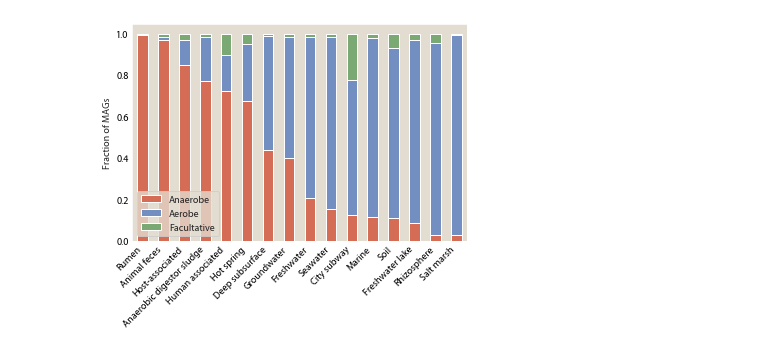
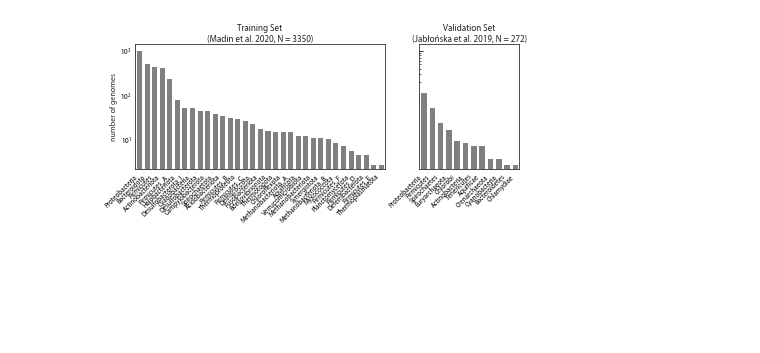
Before and after one commit to jgoldford/aerobot, a Jupyter notebook: aerobot/notebooks/MainTextFigures.ipynb, the cells around one changed output. Drawn from its saved outputs; the diff is of its cells as text; code cells hidden in the pictures; blank space fills up the shorter version.

```diff
--- a/aerobot/notebooks/MainTextFigures.ipynb
+++ b/aerobot/notebooks/MainTextFigures.ipynb
@@ -407,12 +0,0 @@ mean_fracs.sort_values('f_Anaerobe', ascending=False)
-# %%
-cols = 'f_Anaerobe,f_Aerobe,f_Facultative'.split(',')
-mask = mean_fracs.total > 500
-mean_fracs[cols][mask].sort_values('f_Anaerobe', ascending=False).plot(
-    kind='bar', stacked=True, color=default_pal[:3])
-plt.legend('Anaerobe,Aerobe,Facultative'.split(','))
-plt.ylabel('Fraction of MAGs')
-plt.xlabel('')
-plt.xticks(rotation=45, ha='right')
-plt.savefig('tmp.png', facecolor='white', bbox_inches='tight', dpi=300)
-# %% [output]
-[figure, removed]
@@ -418,0 +25,33 @@ plt.savefig('tmp.png', facecolor='white', bbox_inches='tight', dpi=300)
+# %%
+# Load training dataset and validation dataset
+feature_type = "metadata"
+training_data = load_training_data(feature_type=feature_type)
+validation_data = load_validation_data(feature_type=feature_type)
+
+training_phyla_counts = training_data['labels'].gtdb_taxonomy.str.split(';', expand=True)[1].str.strip('p__').value_counts()
+validation_phyla_counts = validation_data["labels"].Phylum.value_counts()
+# %%
+# Fig S1: composition of training and test sets.
+fig, axs = plt.subplots(figsize=(6.875, 2.3), ncols=2, sharey=True, gridspec_kw={'width_ratios': [2.5, 1]})
+
+plt.sca(axs[0])
+plt.yscale('log')
+mask = training_phyla_counts > 2
+masked = training_phyla_counts[mask]
+sns.barplot(x=masked.index, y=masked.values, color='grey')
+plt.xticks(rotation=45, ha='right')
+plt.ylabel('number of genomes')
+plt.title('Training Set\n(Madin et al. 2020, N = {0})'.format(training_phyla_counts.sum()))
+
+plt.sca(axs[1])
+plt.yscale('log')
+mask = validation_phyla_counts > 2
+masked = validation_phyla_counts[mask]
+sns.barplot(x=masked.index, y=masked.values, color='grey')
+plt.xticks(rotation=45, ha='right')
+plt.title('Validation Set\n(Jabłońska et al. 2019, N = {0})'.format(validation_phyla_counts.sum()))
+
+plt.savefig('../../results/FigS1.png', dpi=300, bbox_inches='tight', facecolor='w')
+plt.show()
+# %% [output]
+[figure, added]
```
Also changed, not shown: parts of 33 cells of this notebook.
